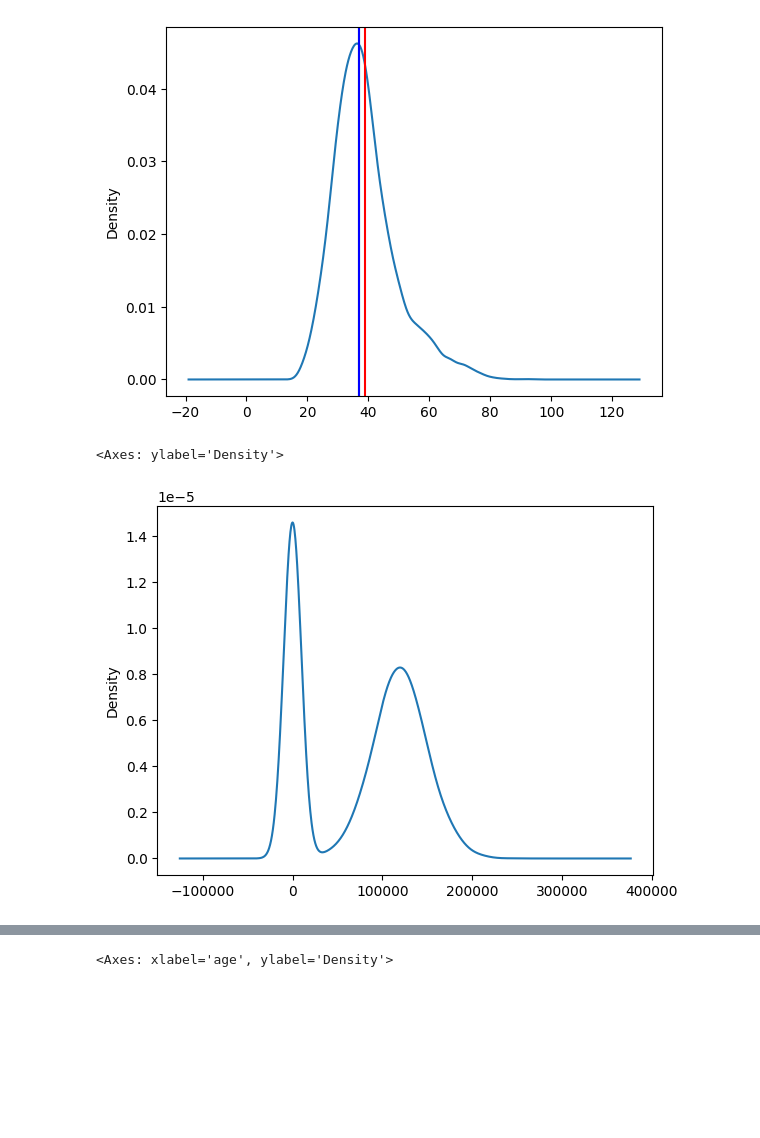
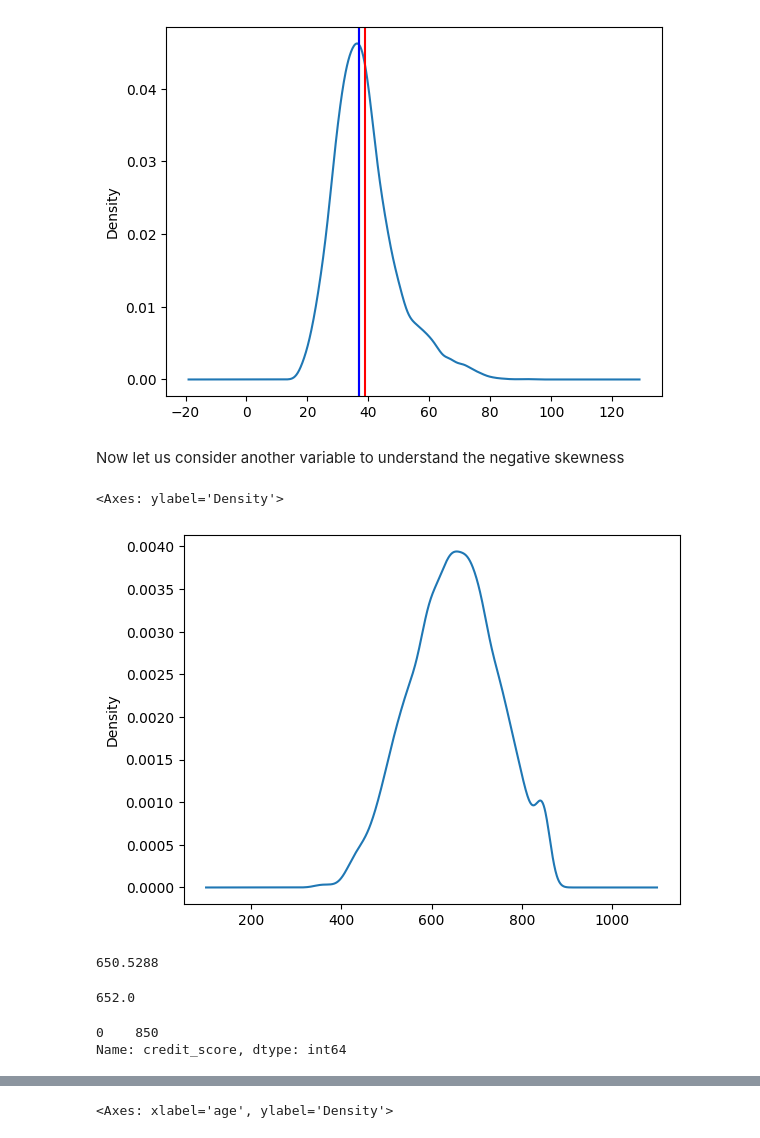
Before and after one commit to abbasmirza18/ml-internship, a Jupyter notebook: task3_ds1.ipynb, the cells around one changed output, grey strips where cells are left out. Drawn from its saved outputs; the diff is of its cells as text; code cells hidden in the pictures; blank space fills up the shorter version.

```diff
--- a/task3_ds1.ipynb
+++ b/task3_ds1.ipynb
@@ -127,9 +165,24 @@ plt.axvline(df['age'].mode()[0], color='blue')
 # %% [output]
 <matplotlib.lines.Line2D at 0x...>
 [figure]
+# %% [markdown]
+Now let us consider another variable to understand the negative skewness
 # %%
 #Example of negative skewness
-df['balance'].plot(kind = 'density')
+df['credit_score'].plot(kind = 'density')
 # %% [output]
 <Axes: ylabel='Density'>
-[figure, old version]
+[figure, new version]
+# %%
+df['credit_score'].mean()
+# %% [output]
+650.5288
+# %%
+df['credit_score'].median()
+# %% [output]
+652.0
+# %%
+df['credit_score'].mode()
+# %% [output]
+0    850
+Name: credit_score, dtype: int64
```
Also changed, not shown: parts of 14 cells of this notebook.
